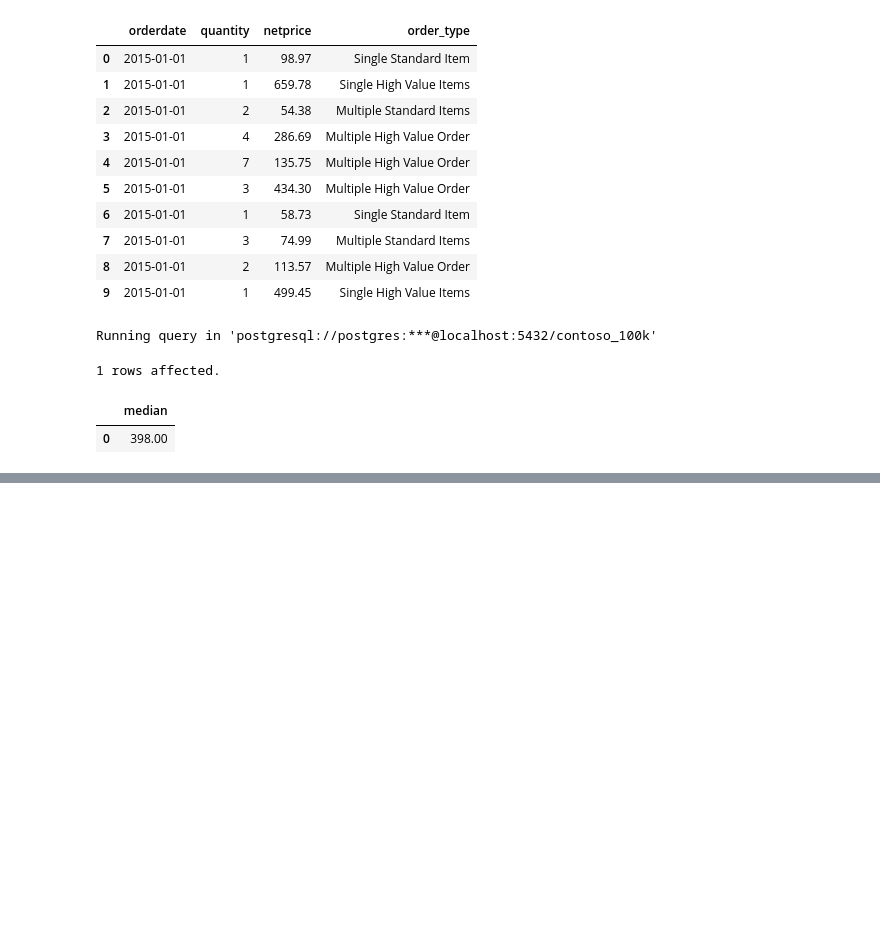
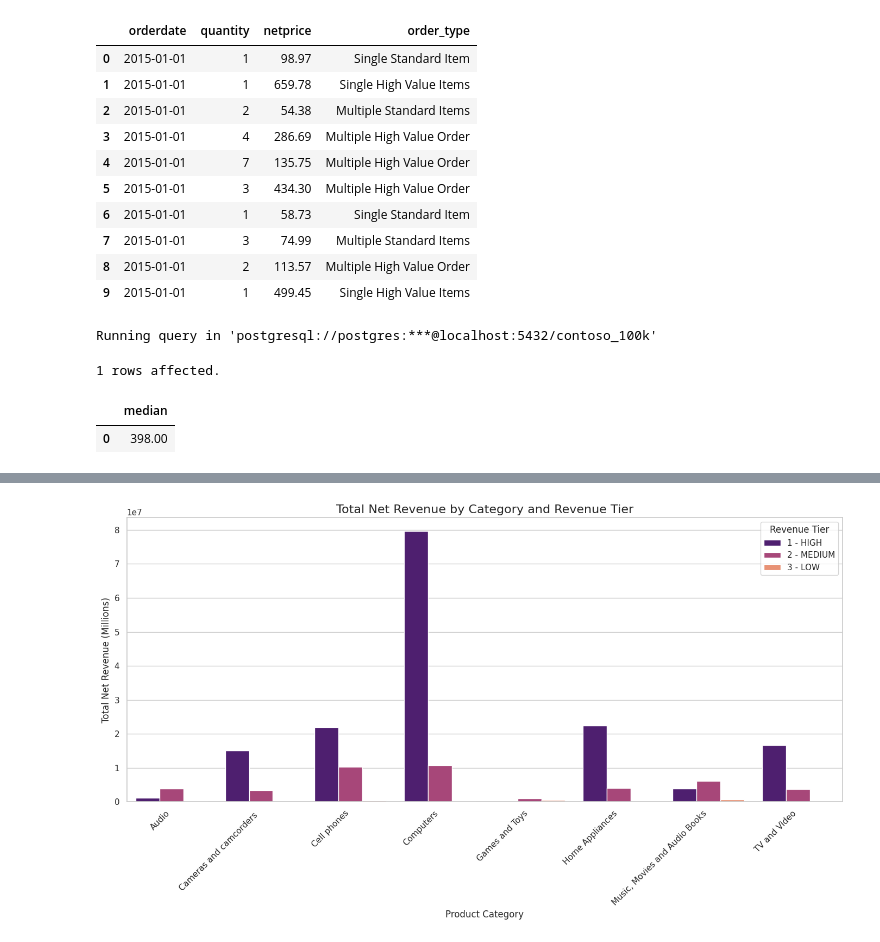
Before and after one commit to C0deB3ast/Data_analysis_work, a Jupyter notebook: Resources/Blank_SQL_Notebook.ipynb, the cells around one changed output, grey strips where cells are left out. Drawn from its saved outputs; the diff is of its cells as text; code cells hidden in the pictures; blank space fills up the shorter version.

```diff
--- a/Resources/Blank_SQL_Notebook.ipynb
+++ b/Resources/Blank_SQL_Notebook.ipynb
@@ -525,0 +577,59 @@ Running query in 'postgresql://postgres:***@localhost:5432/contoso_100k'
+# %%
+import pandas as pd
+import matplotlib.pyplot as plt
+import seaborn as sns
+import io
+
+# Data provided by the user
+revenue_tier_data = """
+index,category,revenue_tier,total_net_revenue
+0,Audio,1 - HIGH,1213265.71363285
+1,Audio,2 - MEDIUM,3832415.382310277
+2,Audio,3 - LOW,267217.00643510325
+3,Cameras and camcorders ,1 - HIGH,15050781.630230403
+4,Cameras and camcorders ,2 - MEDIUM,3388546.104676732
+5,Cameras and camcorders ,3 - LOW,81032.92470404143
+6,Cell phones,1 - HIGH,21874993.14765068
+7,Cell phones,2 - MEDIUM,10338963.217020713
+8,Cell phones,3 - LOW,410309.35242682265
+9,Computers,1 - HIGH,79607760.88966574
+10,Computers,2 - MEDIUM,10808054.105618838
+11,Computers,3 - LOW,203207.05684977135
+12,Games and Toys,1 - HIGH,133749.09307957598
+13,Games and Toys,2 - MEDIUM,1001381.9080737742
+14,Games and Toys,3 - LOW,533443.133533257
+15,Home Appliances,1 - HIGH,22383475.296016462
+16,Home Appliances,2 - MEDIUM,4118724.6404670966
+17,Home Appliances,3 - LOW,105045.59905826848
+18,"Music, Movies and Audio Books",1 - HIGH,3844996.291374837
+19,"Music, Movies and Audio Books",2 - MEDIUM,6100817.990653775
+20,"Music, Movies and Audio Books",3 - LOW,642496.713550717
+21,TV and Video,1 - HIGH,16632856.325682836
+22,TV and Video,2 - MEDIUM,3766783.301903755
+23,TV and Video,3 - LOW,67221.7554484602
+"""
+
+df_tier = pd.read_csv(io.StringIO(revenue_tier_data))
+
+# Set the visual style
+sns.set_theme(style="whitegrid")
+
+# Create the plot
+plt.figure(figsize=(14, 8))
+sns.barplot(
+    x='category',
+    y='total_net_revenue',
+    hue='revenue_tier',
+    data=df_tier,
+    palette='magma'
+)
+
+plt.title('Total Net Revenue by Category and Revenue Tier', fontsize=16)
+plt.xlabel('Product Category', fontsize=12)
+plt.ylabel('Total Net Revenue (Millions)', fontsize=12)
+plt.xticks(rotation=45, ha='right')
+plt.legend(title='Revenue Tier')
+plt.tight_layout()
+plt.show()
+# %% [output]
+[figure, added]
```
Also changed, not shown: parts of 2 cells of this notebook.
